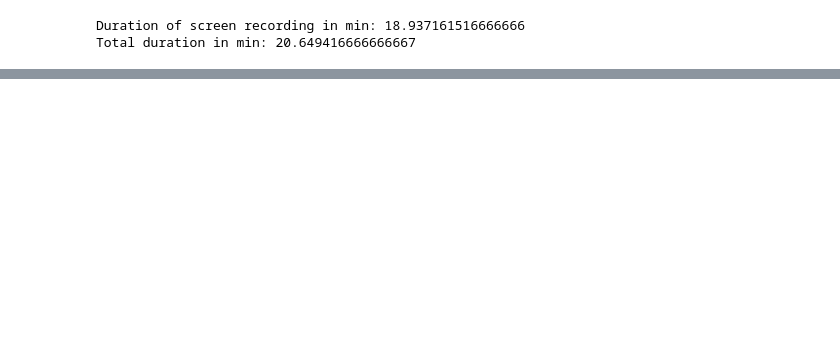
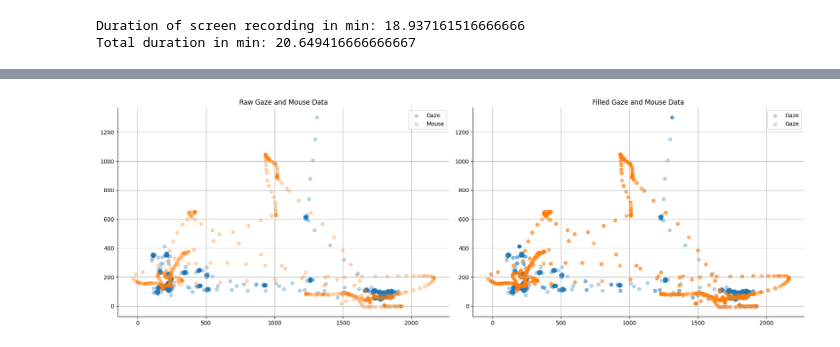
Before and after one commit to kruuZHAW/eye_tracking, a Jupyter notebook: notebooks/sandbox.ipynb, the cells around one changed output, grey strips where cells are left out. Cells and saved outputs as stored; diff of their text form; code cells hidden in the pictures; blank space fills up the shorter version.

Commit message:
data exploration

```diff
--- a/notebooks/sandbox.ipynb
+++ b/notebooks/sandbox.ipynb
@@ -173,0 +158,3 @@ end
+# %%
+# We fill the nans with the previous known value and the next known value if at the begining of the array
+gaze_filled = gaze.ffill().bfill()
@@ -173,0 +177,23 @@ end
+# %%
+fig, axes = plt.subplots(1, 2, figsize=(18, 6))
+
+axes[0].scatter(gaze["Gaze point X"], gaze["Gaze point Y"], label="Gaze", alpha=0.3)
+axes[0].scatter(gaze["Mouse position X"], gaze["Mouse position Y"], label="Mouse", alpha=0.3)
+axes[0].set_title("Raw Gaze and Mouse Data")
+axes[0].legend()
+axes[0].spines['top'].set_visible(False)
+axes[0].spines['right'].set_visible(False)
+axes[0].grid(True)
+
+axes[1].scatter(gaze_filled["Gaze point X"], gaze_filled["Gaze point Y"], label="Gaze", alpha=0.3)
+axes[1].scatter(gaze_filled["Mouse position X"], gaze_filled["Mouse position Y"], label="Mouse", alpha=0.3)
+axes[1].set_title("Filled Gaze and Mouse Data")
+axes[1].legend()
+axes[1].spines['top'].set_visible(False)
+axes[1].spines['right'].set_visible(False)
+axes[1].grid(True)
+
+plt.tight_layout()
+plt.show()
+# %% [output]
+[figure, added]
```
Also changed, not shown: parts of 21 cells of this notebook, 2 other files.
